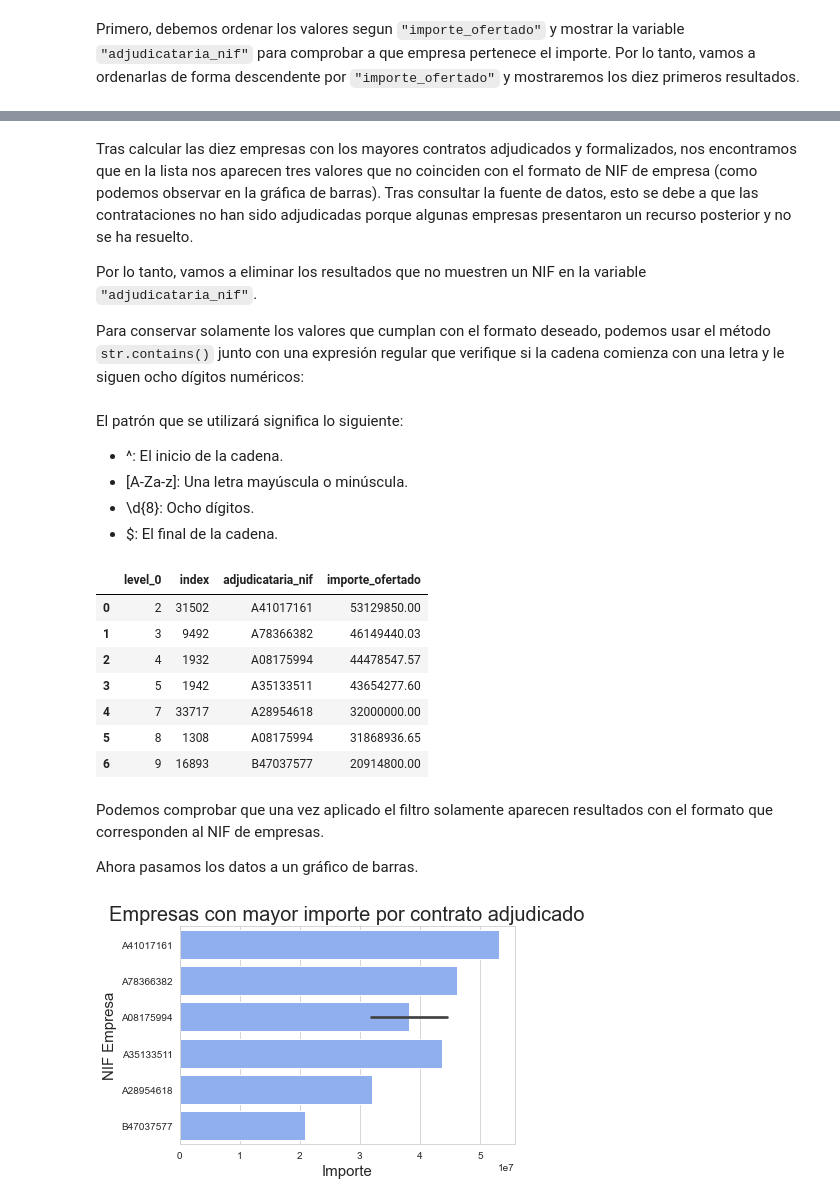
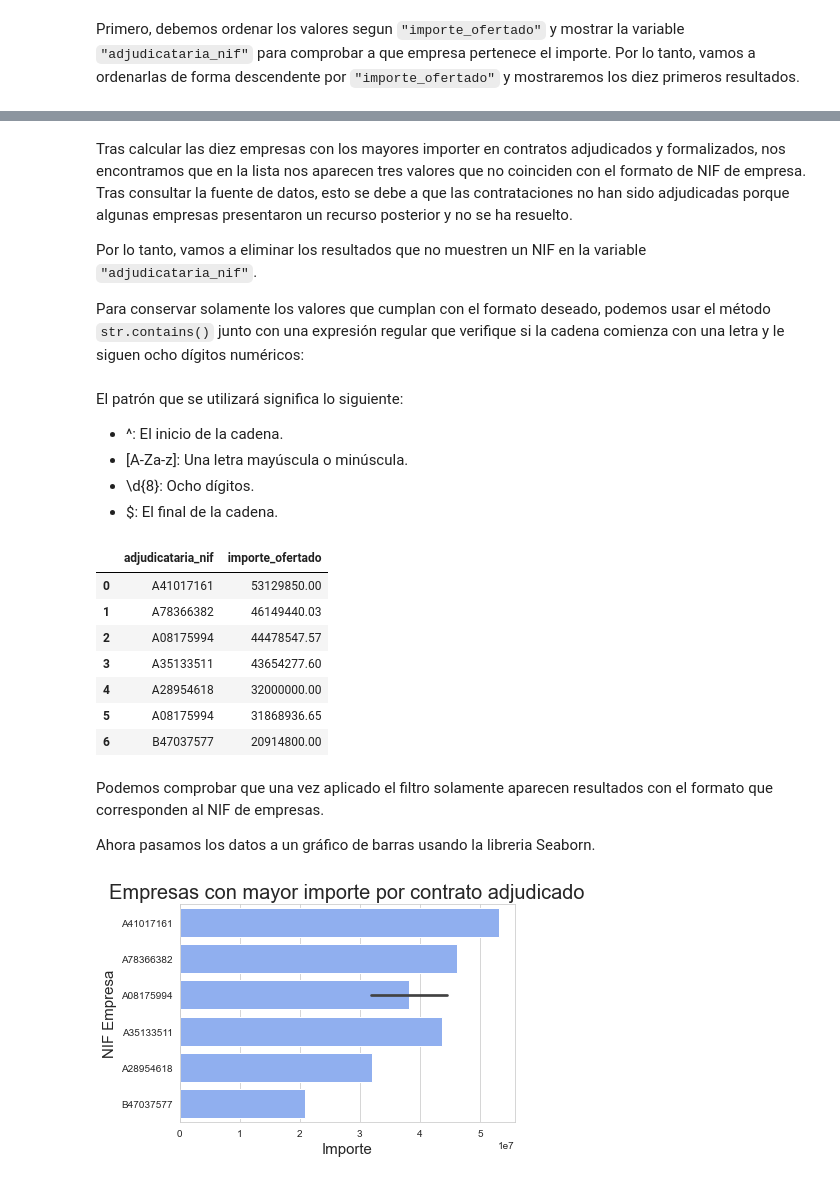
Before and after one commit to JosueLanzarote/Contratos-adjudicados-y-formalizados-del-Gobierno-de-Canarias, a Jupyter notebook: Contratos adjudicados y formalizados del Gobierno de Canarias.ipynb, the cells around one changed output, grey strips where cells are left out. Drawn from its saved outputs; the diff is of its cells as text; code cells hidden in the pictures.

```diff
--- a/Contratos adjudicados y formalizados del Gobierno de Canarias.ipynb
+++ b/Contratos adjudicados y formalizados del Gobierno de Canarias.ipynb
@@ -232,6 +236,6 @@ Aplicar técnicas de inferencia o predictivas no es el objetivo de este proyecto
 # %% [markdown]
 Primero, debemos ordenar los valores segun `"importe_ofertado"` y mostrar la variable `"adjudicataria_nif"` para comprobar a que empresa pertenece el importe. Por lo tanto, vamos a ordenarlas de forma descendente por `"importe_ofertado"` y mostraremos los diez primeros resultados.
 # %%
-mayores_importes_contratos = df[['adjudicataria_nif', 'importe_ofertado']].sort_values(by='importe_ofertado', ascending=False).head(10).reset_index()
+mayores_importes_contratos = df[['adjudicataria_nif', 'importe_ofertado']].sort_values(by='importe_ofertado', ascending=False).head(10).reset_index(drop=True)
 print(mayores_importes_contratos)
 # %% [output]
@@ -261,5 +253,5 @@ plt.clf()
 # %% [markdown]
-Tras calcular las diez empresas con los mayores contratos adjudicados y formalizados, nos encontramos que en la lista nos aparecen tres valores que no coinciden con el formato de NIF de empresa (como podemos observar en la gráfica de barras). Tras consultar la fuente de datos, esto se debe a que las contrataciones no han sido adjudicadas porque algunas empresas presentaron un recurso posterior y no se ha resuelto.
+Tras calcular las diez empresas con los mayores importer en contratos adjudicados y formalizados, nos encontramos que en la lista nos aparecen tres valores que no coinciden con el formato de NIF de empresa. Tras consultar la fuente de datos, esto se debe a que las contrataciones no han sido adjudicadas porque algunas empresas presentaron un recurso posterior y no se ha resuelto.
 
 Por lo tanto, vamos a eliminar los resultados que no muestren un NIF en la variable `"adjudicataria_nif"`.
 
@@ -277,23 +269,23 @@ El patrón que se utilizará significa lo siguiente:
 # %%
 patron = r'^[A-Za-z]\d{8}$'
 
 # Lo guardamos en una variable que contiene el df filtrado:
 mayores_importes_contratos_solo_nif = mayores_importes_contratos[mayores_importes_contratos['adjudicataria_nif']
-                                                                 .str.contains(patron)].reset_index()
+                                                                 .str.contains(patron)].reset_index(drop=True)
 mayores_importes_contratos_solo_nif
 # %% [output]
-|  | level_0 | index | adjudicataria_nif | importe_ofertado |
-| 0 | 2 | 31502 | A41017161 | 53129850.00 |
-| 1 | 3 | 9492 | A78366382 | 46149440.03 |
-| 2 | 4 | 1932 | A08175994 | 44478547.57 |
-| 3 | 5 | 1942 | A35133511 | 43654277.60 |
-| 4 | 7 | 33717 | A28954618 | 32000000.00 |
-| 5 | 8 | 1308 | A08175994 | 31868936.65 |
-| 6 | 9 | 16893 | B47037577 | 20914800.00 |
+|  | adjudicataria_nif | importe_ofertado |
+| 0 | A41017161 | 53129850.00 |
+| 1 | A78366382 | 46149440.03 |
+| 2 | A08175994 | 44478547.57 |
+| 3 | A35133511 | 43654277.60 |
+| 4 | A28954618 | 32000000.00 |
+| 5 | A08175994 | 31868936.65 |
+| 6 | B47037577 | 20914800.00 |
 # %% [markdown]
 Podemos comprobar que una vez aplicado el filtro solamente aparecen resultados con el formato que corresponden al NIF de empresas.
 
-Ahora pasamos los datos a un gráfico de barras.
+Ahora pasamos los datos a un gráfico de barras usando la libreria Seaborn.
 # %%
 sns.barplot(data=mayores_importes_contratos_solo_nif, y='adjudicataria_nif', x='importe_ofertado', color='#80aaff')
 plt.title('Empresas con mayor importe por contrato adjudicado', fontsize=20)
```
Also changed, not shown: parts of 12 cells of this notebook, 4 other files.
